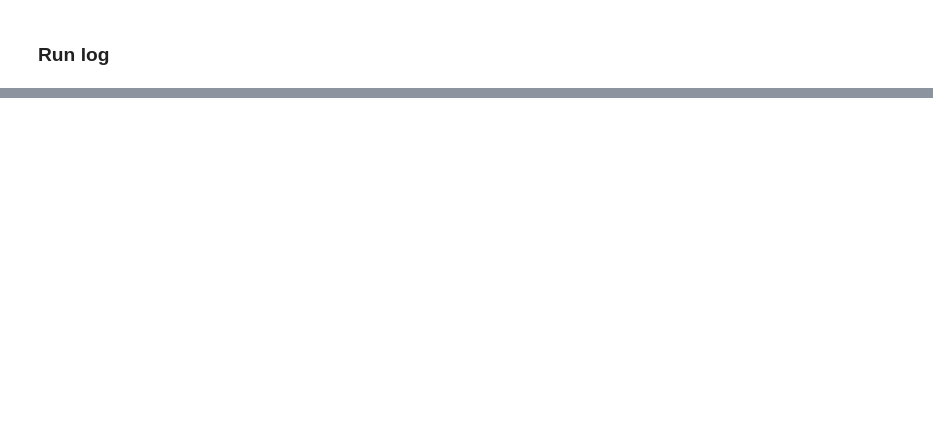
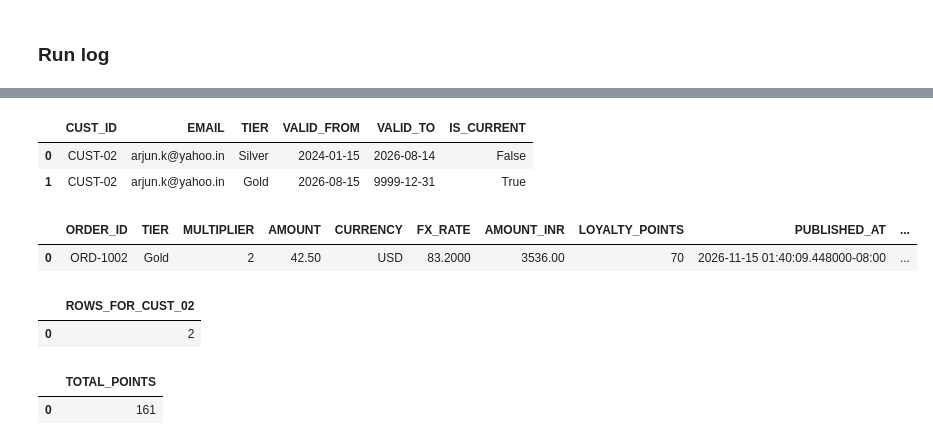
Before and after one commit to Choco-10/freshcart-pipelines, a Jupyter notebook: elt/freshcart_elt.ipynb, the cells around one changed output, grey strips where cells are left out. Cells and saved outputs as stored; diff of their text form; code cells hidden in the pictures; blank space fills up the shorter version.

```diff
--- a/elt/freshcart_elt.ipynb
+++ b/elt/freshcart_elt.ipynb
@@ -1106 +1212,40 @@ show("SELECT COUNT(*) AS bronze_rows FROM bronze.orders_raw")
+# %%
+df = show("""
+SELECT cust_id, email, tier, valid_from, valid_to, is_current
+FROM dim.customers_scd2
+WHERE cust_id = 'CUST-02'
+ORDER BY valid_from
+""")
+display(df)
+
+df = show("""
+SELECT order_id, tier, multiplier, amount, currency, fx_rate,
+       amount_inr, loyalty_points, published_at, row_hash
+FROM gold.fct_orders
+WHERE order_id = 'ORD-1002'
+""")
+display(df)
+
+df = show("""
+SELECT COUNT(*) AS rows_for_cust_02
+FROM dim.customers_scd2
+WHERE cust_id = 'CUST-02'
+""")
+display(df)
+
+df = show("""
+SELECT SUM(loyalty_points) AS total_points
+FROM gold.fct_orders
+""")
+display(df)
+# %% [output]
+|  | CUST_ID | EMAIL | TIER | VALID_FROM | VALID_TO | IS_CURRENT |
+| 0 | CUST-02 | arjun.k@yahoo.in | Silver | 2024-01-15 | 2026-08-14 | False |
+| 1 | CUST-02 | arjun.k@yahoo.in | Gold | 2026-08-15 | 9999-12-31 | True |
+|  | ORDER_ID | TIER | MULTIPLIER | AMOUNT | CURRENCY | FX_RATE | AMOUNT_INR | LOYALTY_POINTS | PUBLISHED_AT | ... |
+| 0 | ORD-1002 | Gold | 2 | 42.50 | USD | 83.2000 | 3536.00 | 70 | 2026-11-15 01:40:09.448000-08:00 | ... |
+|  | ROWS_FOR_CUST_02 |
+| 0 | 2 |
+|  | TOTAL_POINTS |
+| 0 | 161 |
 # %%
```
Also changed, not shown: parts of 27 cells of this notebook, 5 other files.
